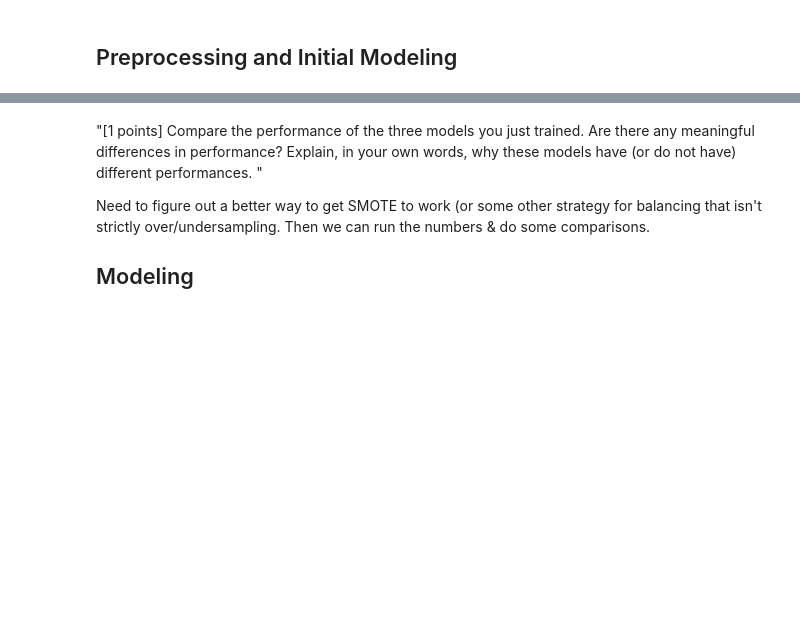
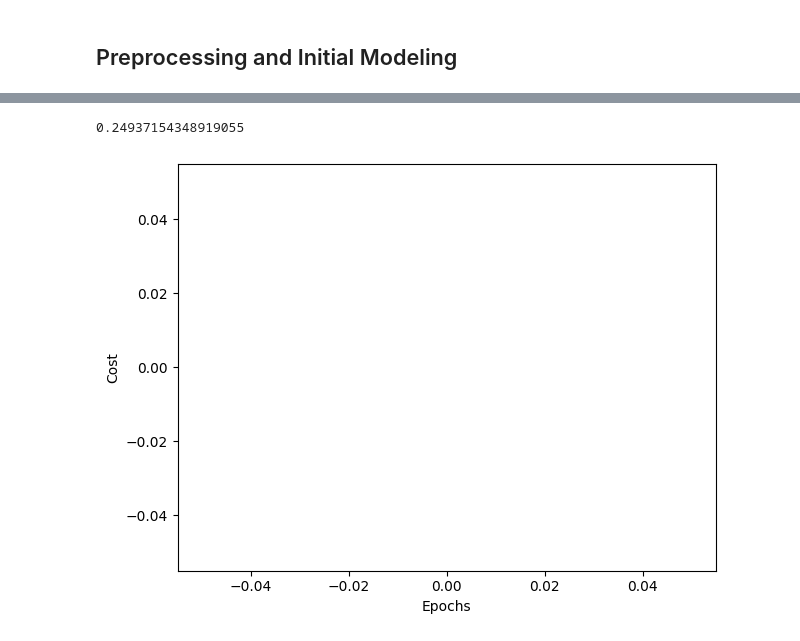
Before and after one commit to S-Bryce/ML-Lab-4, a Jupyter notebook: ML-Lab-4.ipynb, the cells around one changed output, grey strips where cells are left out. Cells and saved outputs as stored; diff of their text form; code cells hidden in the pictures; blank space fills up the shorter version.

```diff
--- a/ML-Lab-4.ipynb
+++ b/ML-Lab-4.ipynb
@@ -256,22 +377,19 @@ plt.show()
 # %%
 # [.5 points] Now(1) normalize the continuous numeric feature data AND (2) one hot encode the categorical data. Use the example two-layer perceptron network from the class example and quantify performance using accuracy. Be sure that training converges by graphing the loss function versus the number of epochs.
-x_train = pd.get_dummies(x_train[["State", "County"]])
-x_train.drop(["State", "County"], axis=1, inplace=True)
+df_balanced = pd.get_dummies(df_balanced[["State", "County"]])
+df_balanced.drop(["State"], axis=1, inplace=True)
+x_train, y_train, x_target, y_target = train_test_split(df_balanced.loc[:, df_balanced.columns != "County"].to_numpy(), df_target.to_numpy(), train_size=0.8, test_size=0.2, stratify=df_balanced["County"])
+df_balanced.drop(["County"], axis=1, inplace=True)
 
-clf = TwoLayerPerceptron(n_hidden=10, epochs=1500, eta=0.001)
+clf = TwoLayerPerceptron(**vals)
 clf.fit(x_train, x_target)
-y_hat = clf.predict(x_train)
-print(accuracy_score(x_target, y_hat))
-plt.subplot(1,1,1)
-plt.plot(abs(clf.grad_w1_[10:]), label='w1')
-plt.plot(abs(clf.grad_w2_[10:]), label='w2')
-plt.legend()
-plt.ylabel('Average gradient magnitude')
-plt.xlabel('Iteration')
+y_hat = clf.predict(y_train)
+print(accuracy_score(y_target, y_hat))
+plt.plot(range(len(clf.cost_)), clf.cost_)
+plt.ylabel('Cost')
+plt.xlabel('Epochs')
+plt.tight_layout()
 plt.show()
+# %% [output]
+0.24937154348919055
+[figure, added]
-# %% [markdown]
-"[1 points] Compare the performance of the three models you just trained. Are there any meaningful differences in performance? Explain, in your own words, why these models have (or do not have) different performances. "
-
-Need to figure out a better way to get SMOTE to work (or some other strategy for balancing that isn't strictly over/undersampling. Then we can run the numbers & do some comparisons.
-
-## Modeling
```
Also changed, not shown: parts of 13 cells of this notebook.
